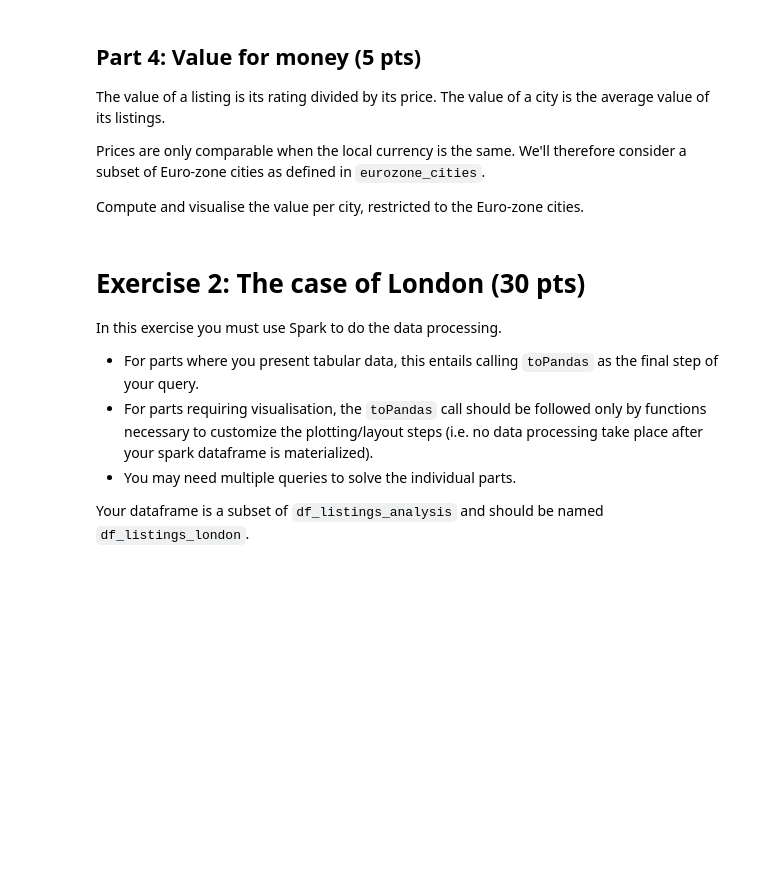
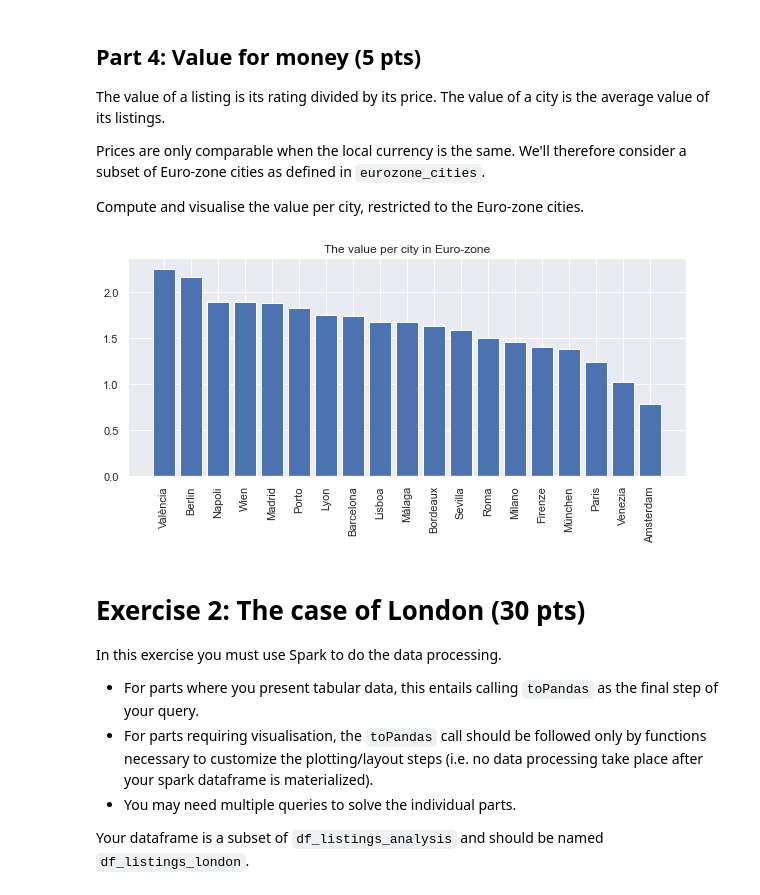
Before and after one commit to LaurineDargaud/DTU_CT_Assignment2, a Jupyter notebook: 02807_Project_2_FINAL.ipynb, the cells around one changed output. Cells and saved outputs as stored; diff of their text form; code cells hidden in the pictures; blank space fills up the shorter version.

```diff
--- a/02807_Project_2_FINAL.ipynb
+++ b/02807_Project_2_FINAL.ipynb
@@ -246,3 +303,29 @@ eurozone_cities = [
+# %%
+# your code goes here
+
+# filter on Euro-zone cities
+filter_eurozone = F.col('city').isin(eurozone_cities)
+# get the value of a listing
+listing_value = F.col('review_scores_rating') / F.col('price')
+
+value_per_city = df_listings_analysis \
+    .filter(filter_eurozone) \
+    .withColumn('listing_value',listing_value) \
+    .groupby('city') \
+    .avg('listing_value') \
+    .sort(F.desc('avg(listing_value)'))
+
+# to pandas
+pd_value_per_city = value_per_city.toPandas()
+
+# visualisation
+plt.figure(figsize=(10,4))
+plt.bar(pd_value_per_city['city'], pd_value_per_city['avg(listing_value)'])
+plt.xticks(rotation=90)
+plt.title("The value per city in Euro-zone")
+plt.show()
+# %% [output]
+[figure, added]
 # %% [markdown]
 # Exercise 2: The case of London (30 pts)
 
```
Also changed, not shown: parts of 21 cells of this notebook, 1 other file.
